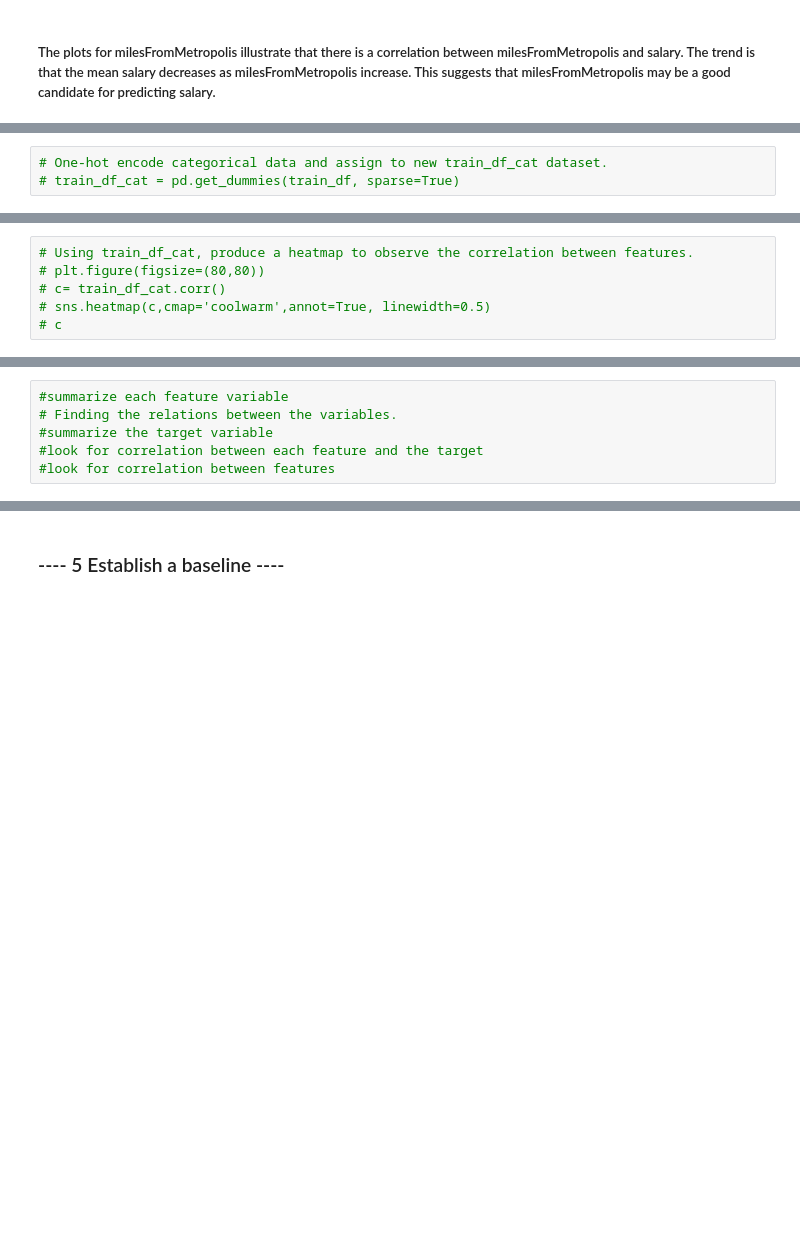
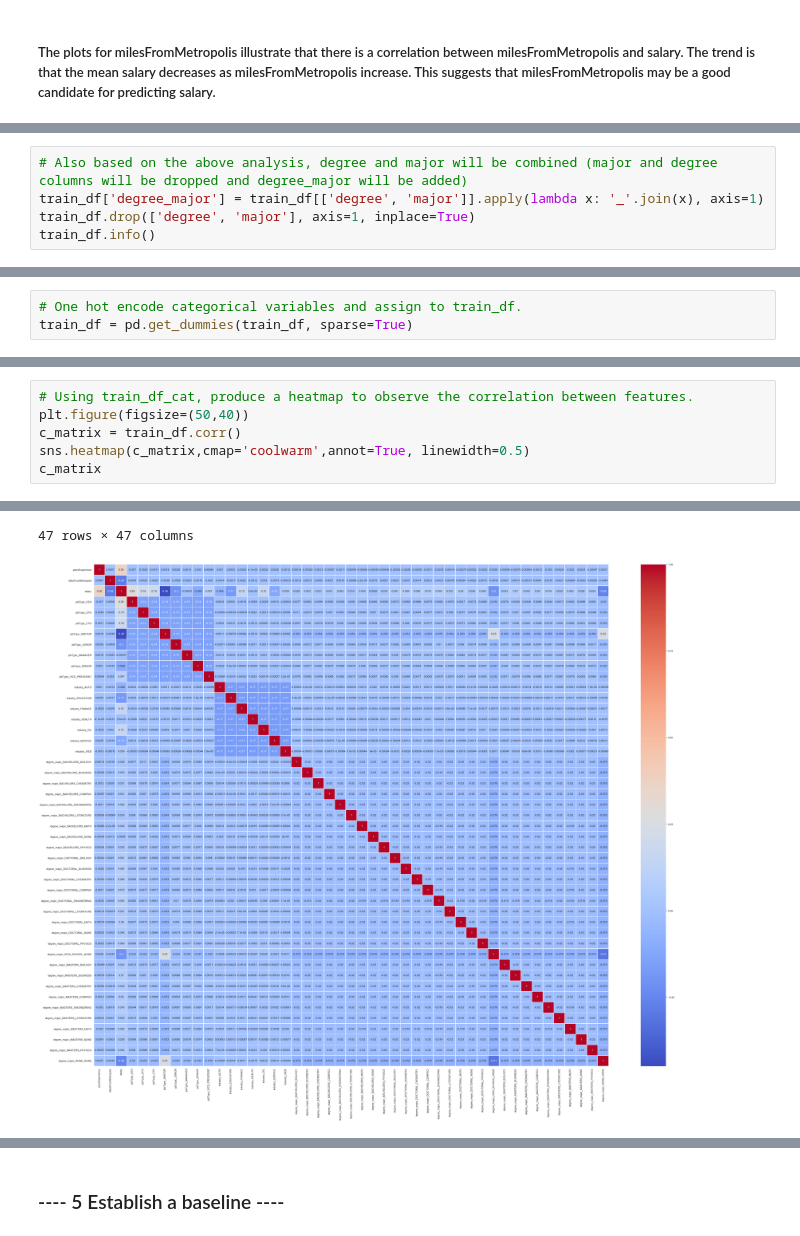
Before and after one commit to ross-macdonald-rm/salarypredictionportfolio, a Jupyter notebook: Salary Prediction Project.ipynb, the cells around one changed output, grey strips where cells are left out. Drawn from its saved outputs; the diff is of its cells as text; blank space fills up the shorter version.

```diff
--- a/Salary Prediction Project.ipynb
+++ b/Salary Prediction Project.ipynb
@@ -238,0 +439,5 @@ train_df_cat['industry'] =train_df_cat['industry'].astype('category').cat.codes
+# %%
+# Also based on the above analysis, degree and major will be combined (major and degree columns will be dropped and degree_major will be added)
+train_df['degree_major'] = train_df[['degree', 'major']].apply(lambda x: '_'.join(x), axis=1)
+train_df.drop(['degree', 'major'], axis=1, inplace=True)
+train_df.info()
@@ -239,3 +458,3 @@ train_df_cat['industry'] =train_df_cat['industry'].astype('category').cat.codes
 # %%
-# One-hot encode categorical data and assign to new train_df_cat dataset.
-# train_df_cat = pd.get_dummies(train_df, sparse=True)
+# One hot encode categorical variables and assign to train_df.
+train_df = pd.get_dummies(train_df, sparse=True)
@@ -245,6 +495,7 @@ train_df_cat['industry'] =train_df_cat['industry'].astype('category').cat.codes
 # %%
 # Using train_df_cat, produce a heatmap to observe the correlation between features.
-# plt.figure(figsize=(80,80))
-# c= train_df_cat.corr()
-# sns.heatmap(c,cmap='coolwarm',annot=True, linewidth=0.5)
-# c
+plt.figure(figsize=(50,40))
+c_matrix = train_df.corr()
+sns.heatmap(c_matrix,cmap='coolwarm',annot=True, linewidth=0.5)
+c_matrix
+# %% [output]
@@ -251,6 +519,2 @@ train_df_cat['industry'] =train_df_cat['industry'].astype('category').cat.codes
+47 rows × 47 columns
+[figure, added]
-# %%
-#summarize each feature variable
-# Finding the relations between the variables.
-#summarize the target variable
-#look for correlation between each feature and the target
-#look for correlation between features
```
Also changed, not shown: parts of 39 cells of this notebook.
